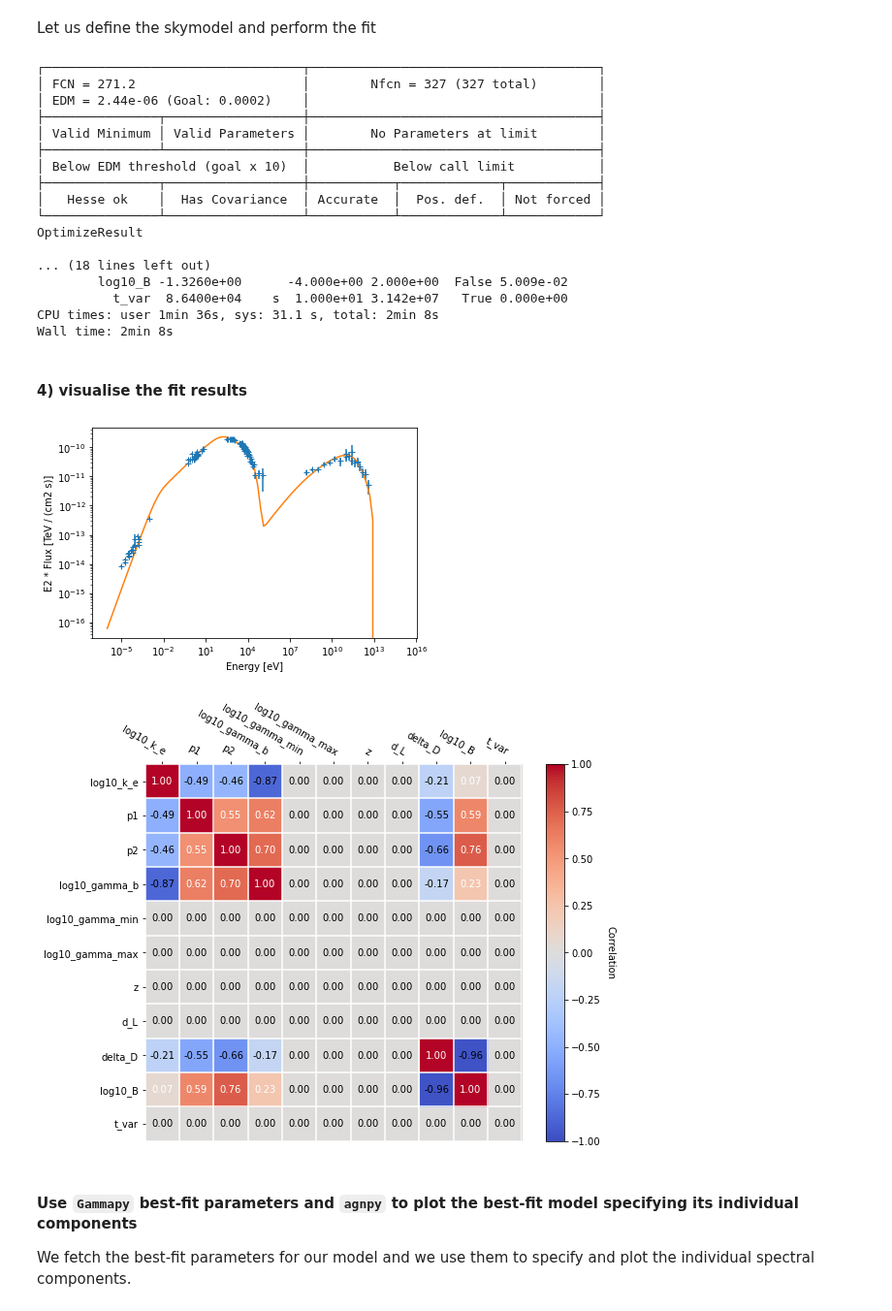
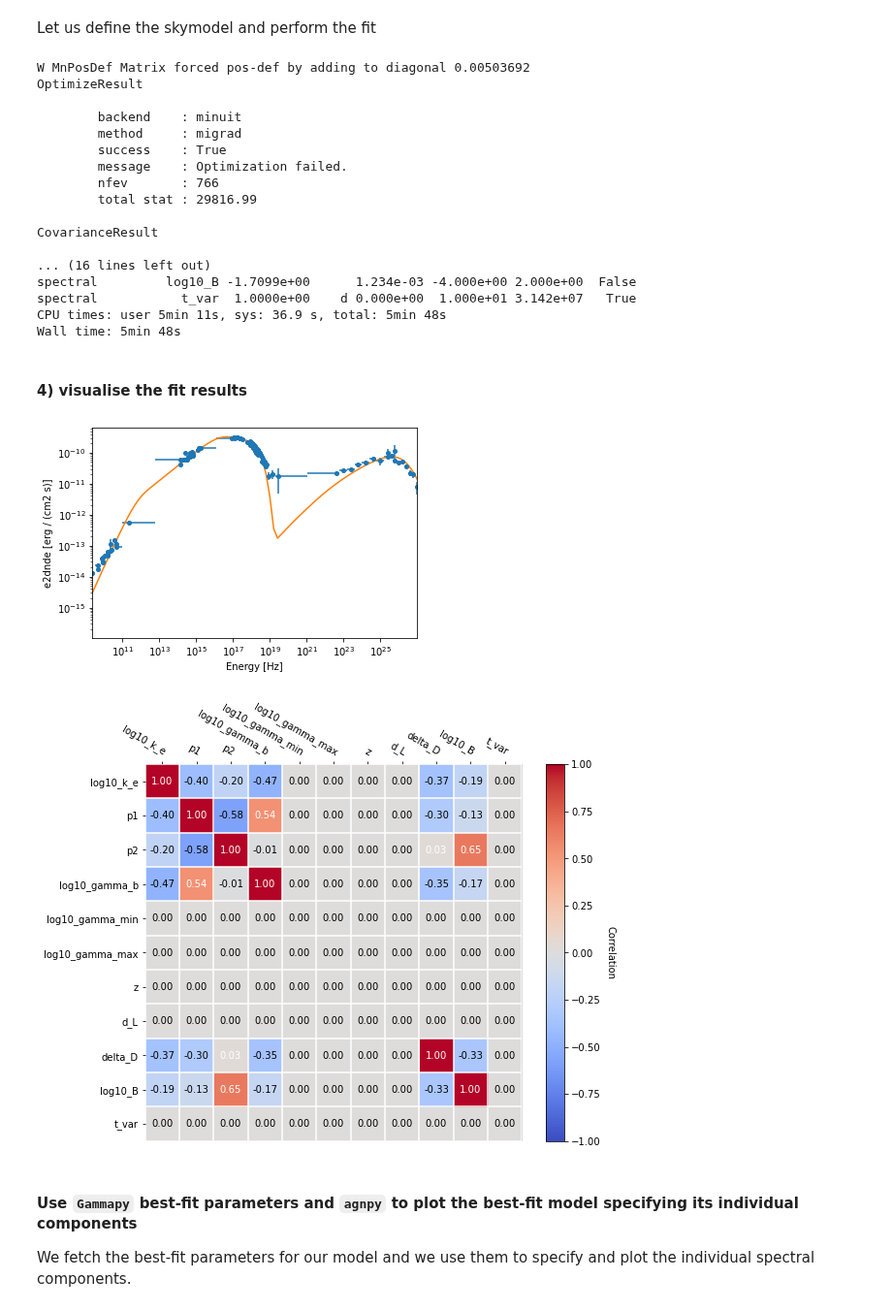
Before and after one commit to cosimoNigro/agnpy, a Jupyter notebook: docs/tutorials/ssc_gammapy_fit.ipynb, the cells around one changed output. Shown at 97% size. Cells and saved outputs as stored; diff of their text form; code cells hidden in the pictures.

```diff
--- a/docs/tutorials/ssc_gammapy_fit.ipynb
+++ b/docs/tutorials/ssc_gammapy_fit.ipynb
@@ -212,43 +221,59 @@ dataset_ssc.mask_fit = dataset_ssc.data.energy_ref > E_min_fit
 # %%
 %%time
 # define the fitter
-fitter = Fit([dataset_ssc])
-results = fitter.run(optimize_opts={"print_level": 1})
+fitter = Fit(optimize_opts={"print_level": 1})
+results = fitter.run([dataset_ssc])
 print(results)
 print(agnpy_ssc.parameters.to_table())
 # %% [output]
-┌──────────────────────────────────┬──────────────────────────────────────┐
-│ FCN = 271.2                      │        Nfcn = 327 (327 total)        │
-│ EDM = 2.44e-06 (Goal: 0.0002)    │                                      │
-├───────────────┬──────────────────┼──────────────────────────────────────┤
-│ Valid Minimum │ Valid Parameters │        No Parameters at limit        │
-├───────────────┴──────────────────┼──────────────────────────────────────┤
-│ Below EDM threshold (goal x 10)  │           Below call limit           │
-├───────────────┬──────────────────┼───────────┬─────────────┬────────────┤
-│   Hesse ok    │  Has Covariance  │ Accurate  │  Pos. def.  │ Not forced │
-└───────────────┴──────────────────┴───────────┴─────────────┴────────────┘
+W MnPosDef Matrix forced pos-def by adding to diagonal 0.00503692
 OptimizeResult
 
-... (18 lines left out)
-        log10_B -1.3260e+00      -4.000e+00 2.000e+00  False 5.009e-02
-          t_var  8.6400e+04    s  1.000e+01 3.142e+07   True 0.000e+00
-CPU times: user 1min 36s, sys: 31.1 s, total: 2min 8s
-Wall time: 2min 8s
+        backend    : minuit
+        method     : migrad
+        success    : True
+        message    : Optimization failed.
+        nfev       : 766
+        total stat : 29816.99
+
+CovarianceResult
+
+... (16 lines left out)
+spectral         log10_B -1.7099e+00      1.234e-03 -4.000e+00 2.000e+00  False
+spectral           t_var  1.0000e+00    d 0.000e+00  1.000e+01 3.142e+07   True
+CPU times: user 5min 11s, sys: 36.9 s, total: 5min 48s
+Wall time: 5min 48s
 # %% [markdown]
 #### 4) visualise the fit results
 # %%
 # plot best-fit model
-flux_points.plot(energy_unit="eV", energy_power=2)
-agnpy_ssc.plot(energy_range=[1e-6, 1e15] * u.eV, energy_unit="eV", energy_power=2)
+fig, ax = plt.subplots()
+
+kwargs = {
+    'ax': ax,
+    'xunits': u.Unit('Hz'),
+    'yunits': u.Unit('erg cm^-2 s^-1'),
+    'sed_type': 'e2dnde',
+    'energy_power': 0,
+}
+
+u.set_enabled_equivalencies(u.spectral())
+
+flux_points.plot(**kwargs)
+
+xlims = u.Quantity([1e-6, 1e15]*u.eV)
+
+agnpy_ssc.plot(**kwargs, energy_bounds=xlims.to('GeV'))
 plt.show()
 # %% [output]
-[figure, old version]
+[figure, new version]
 # %%
 # we can use Gammapy functions to plot the covariance
+mplt.rcParams['text.usetex'] = False
 agnpy_ssc.covariance.plot_correlation()
 plt.show()
 # %% [output]
-[figure, old version]
+[figure, new version]
 # %% [markdown]
 #### Use `Gammapy` best-fit parameters and `agnpy` to plot the best-fit model specifying its individual components
 We fetch the best-fit parameters for our model and we use them to specify and plot the individual spectral components.
```
Also changed, not shown: parts of 9 cells of this notebook.
